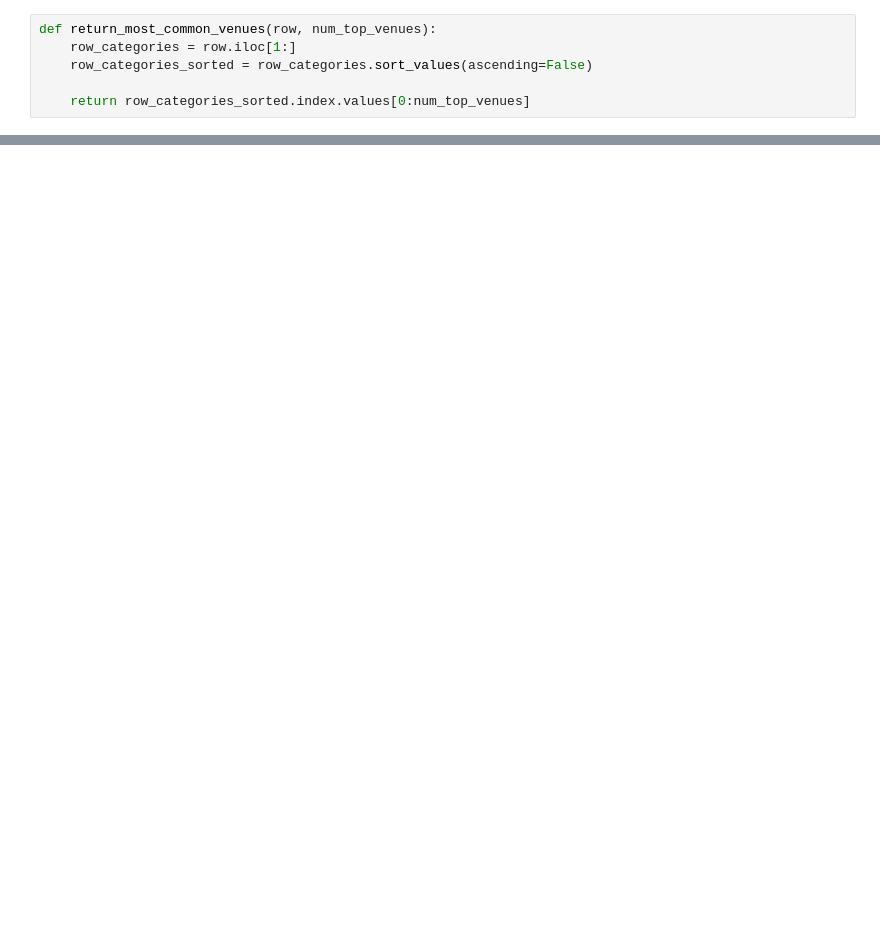
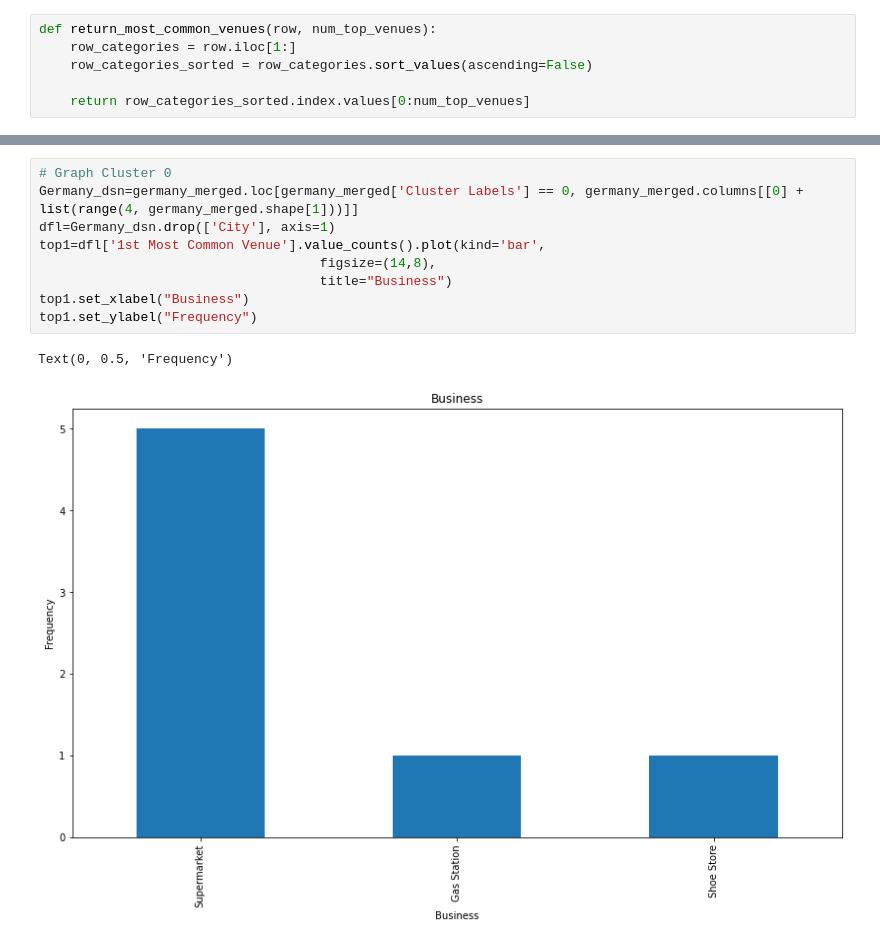
Before and after one commit to Tazc54/Coursera_Capstone, a Jupyter notebook: Capstone_final_project/Germany_analysis.ipynb, the cells around one changed output, grey strips where cells are left out. Drawn from its saved outputs; the diff is of its cells as text; blank space fills up the shorter version.

Commit message:
Final project, germany restaurant analysis v2.0

```diff
--- a/Capstone_final_project/Germany_analysis.ipynb
+++ b/Capstone_final_project/Germany_analysis.ipynb
@@ -432,0 +437,12 @@ germany_merged.loc[germany_merged['Cluster Labels'] == 3, germany_merged.columns
+# %%
+# Graph Cluster 0
+Germany_dsn=germany_merged.loc[germany_merged['Cluster Labels'] == 0, germany_merged.columns[[0] + list(range(4, germany_merged.shape[1]))]]
+dfl=Germany_dsn.drop(['City'], axis=1)
+top1=dfl['1st Most Common Venue'].value_counts().plot(kind='bar',
+                                    figsize=(14,8),
+                                    title="Business")
+top1.set_xlabel("Business")
+top1.set_ylabel("Frequency")
+# %% [output]
+Text(0, 0.5, 'Frequency')
+[figure, added]
```
Also changed, not shown: parts of 18 cells of this notebook.
